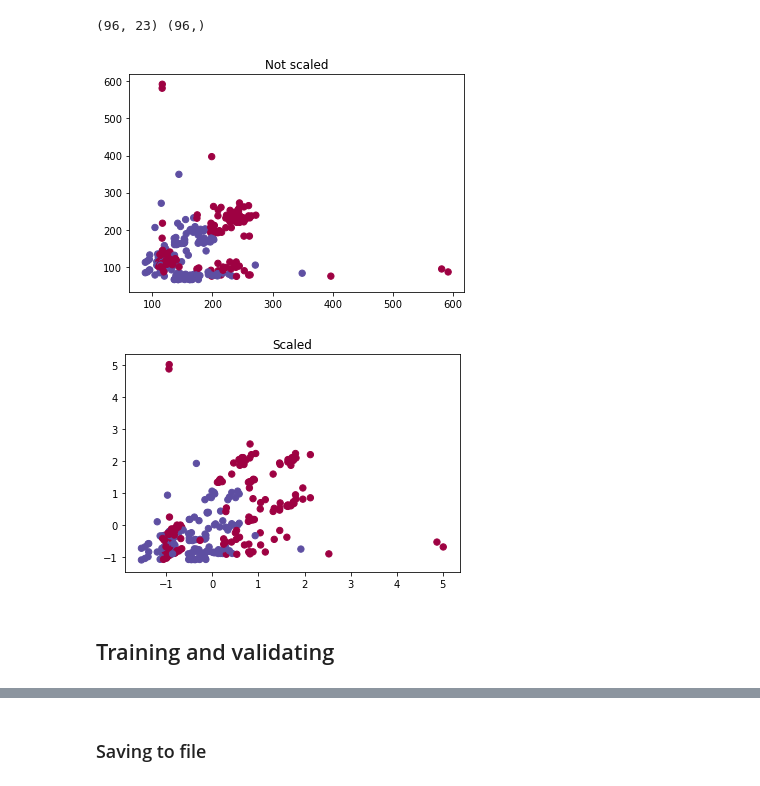
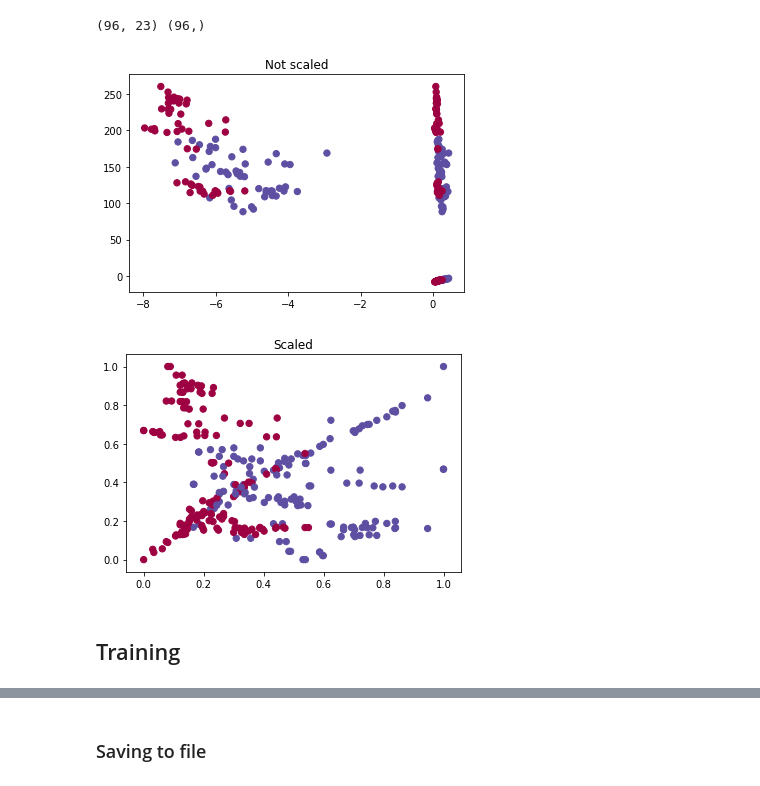
Before and after one commit to ithallojunior/sistemas_inteligentes1, a Jupyter notebook: ga_mlp_bot/parkinson_overfitted.ipynb, the cells around one changed output, grey strips where cells are left out. Drawn from its saved outputs; the diff is of its cells as text; code cells hidden in the pictures.

```diff
--- a/ga_mlp_bot/parkinson_overfitted.ipynb
+++ b/ga_mlp_bot/parkinson_overfitted.ipynb
@@ -74,38 +66,43 @@ total no PD 48
 (48,)
 (96,)
 # %%
+scaler = MinMaxScaler()
 X = data.values[my_index, 1:].astype(np.float64)
-X_scaled = scale(data.values[my_index, 1:].astype(np.float64)) #data[data.columns[[1, 2, 3]]].values
+scaler.fit(X)
+X_scaled = scaler.transform(X) #data[data.columns[[1, 2, 3]]].values
 y = data.status.values.astype(np.float64)[my_index]#.reshape(-1,1)
 print X.shape, y.shape
 # %% [output]
 (96, 23) (96,)
 # %%
-X_data =  X[:, [0, 1,2]].astype(np.float64)#X[:, [22, 19, 0, 1]] #X[:, [22, 21, 20, 19]]  #X[:, [0,1,2]]
+mydata= [22,19,0,1,2]
+X_data =  X[:, mydata].astype(np.float64)
 
 plt.scatter(X_data[:,0], X_data[:,1], s=40, c=y, cmap=plt.cm.Spectral)
 plt.scatter(X_data[:,0], X_data[:,2], s=40, c=y, cmap=plt.cm.Spectral)
 
 plt.scatter(X_data[:,1], X_data[:,2], s=40, c=y, cmap=plt.cm.Spectral)
 plt.title("Not scaled")
 plt.show()
 
 
 #######################   SCALED    ##########################
 
 
 
 
-X_data_sc =  X_scaled[:, [0, 1,2]].astype(np.float64)#X[:, [22, 19, 0, 1]] #X[:, [22, 21, 20, 19]]  #X[:, [0,1,2]]
+X_data_sc =  X_scaled[:, mydata].astype(np.float64)#X[:, [22, 19, 0, 1]] #X[:, [22, 21, 20, 19]]  #X[:, [0,1,2]]
 
 plt.scatter(X_data_sc[:,0], X_data_sc[:,1], s=40, c=y, cmap=plt.cm.Spectral)
 plt.scatter(X_data_sc[:,0], X_data_sc[:,2], s=40, c=y, cmap=plt.cm.Spectral)
 
 plt.scatter(X_data_sc[:,1], X_data_sc[:,2], s=40, c=y, cmap=plt.cm.Spectral)
+
+
 plt.title("Scaled")
 plt.show()
 # %% [output]
-[figure, old version]
+[figure, new version]
-[figure, old version]
+[figure, new version]
 # %% [markdown]
-## Training and validating
+## Training
```
Also changed, not shown: parts of 32 cells of this notebook, 2 other files.
